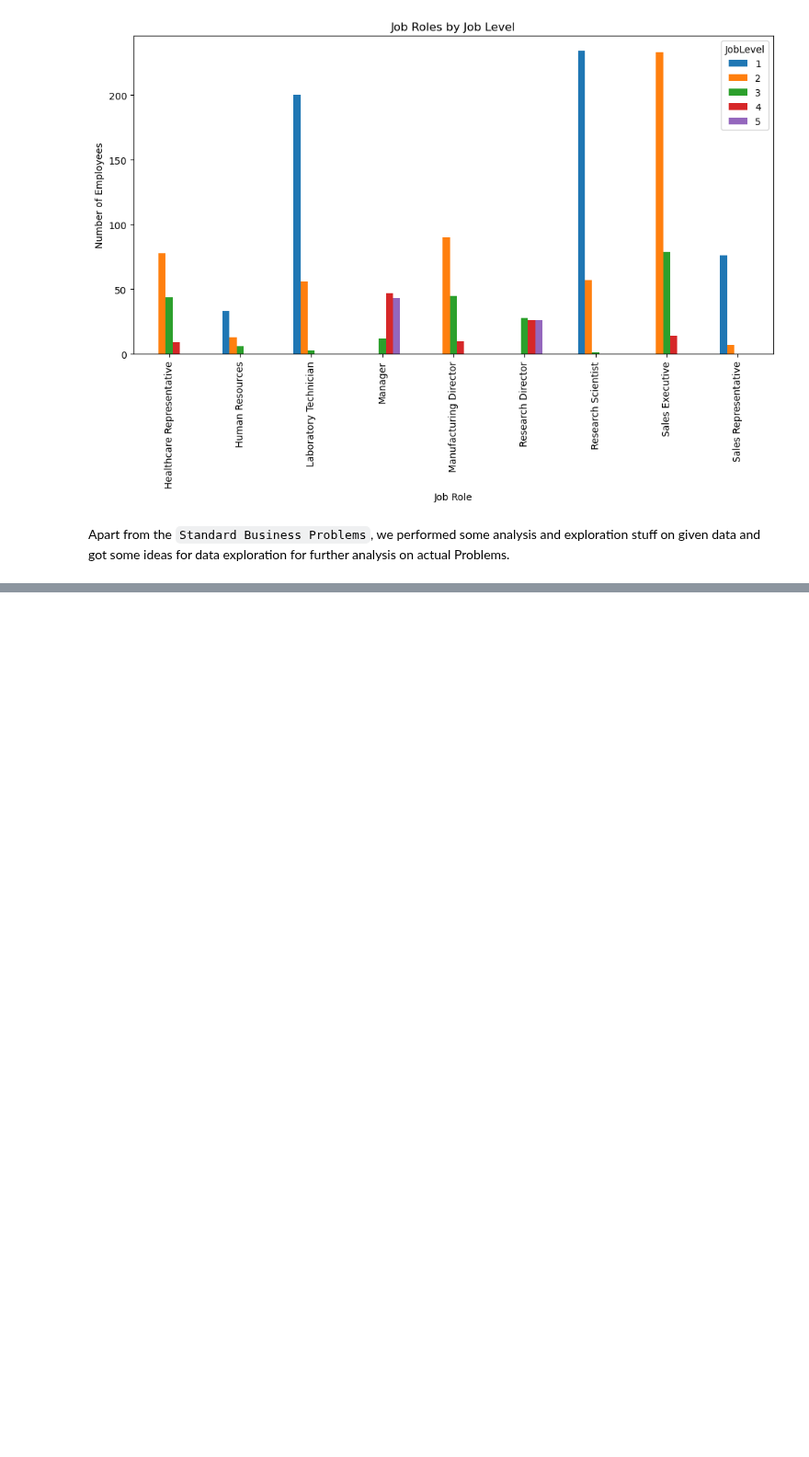
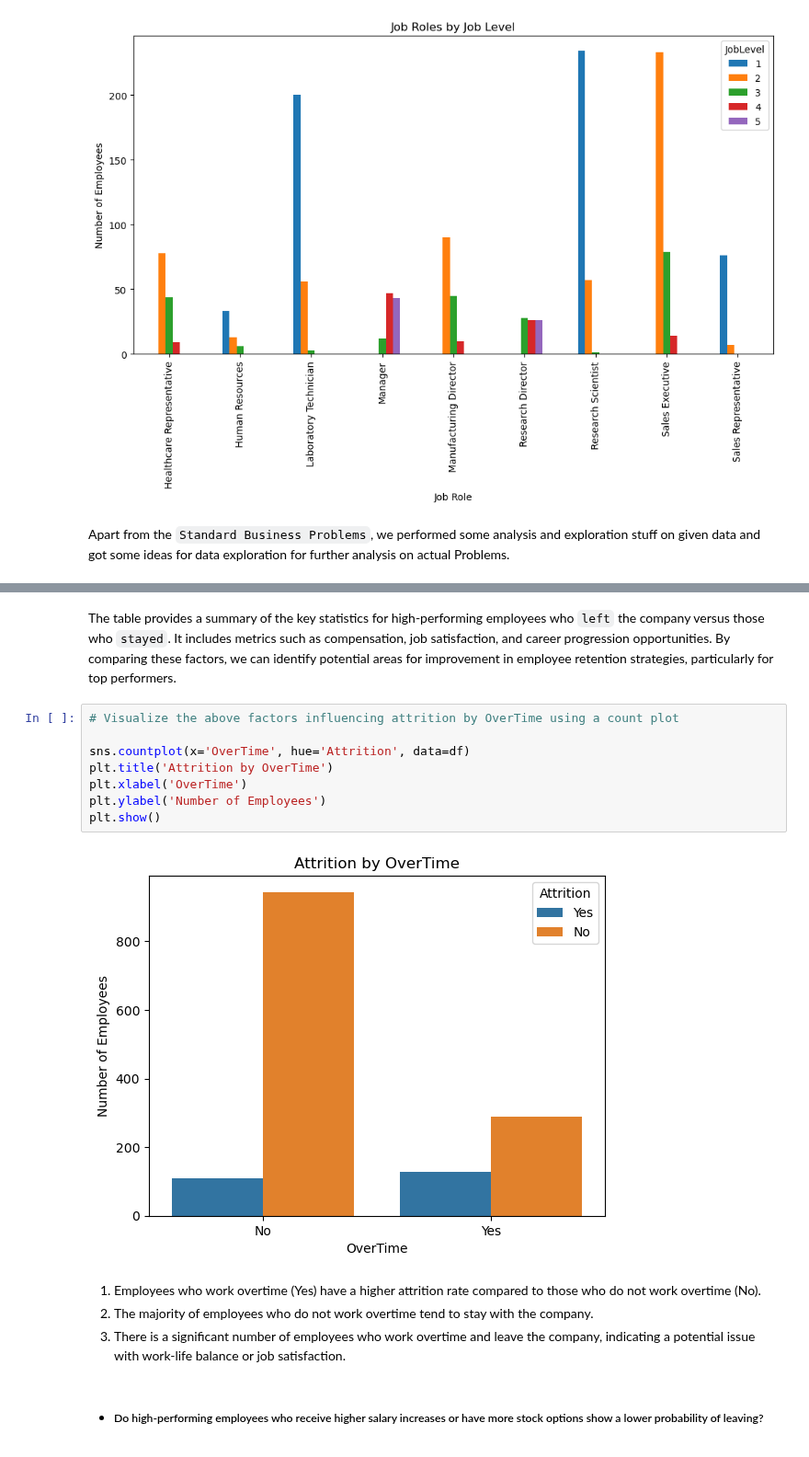
Before and after one commit to imkjangid/Code2Insights, a Jupyter notebook: AnalysisRoom/HRAnalytics.ipynb, the cells around one changed output, grey strips where cells are left out. Shown at 92% size. Saved outputs shown, nothing was run; the diff lists cells and outputs as text; blank space fills up the shorter version.

```diff
--- a/AnalysisRoom/HRAnalytics.ipynb
+++ b/AnalysisRoom/HRAnalytics.ipynb
@@ -822,0 +799,18 @@ plt.show()
+# %% [markdown]
+The table provides a summary of the key statistics for high-performing employees who `left` the company versus those who `stayed`. It includes metrics such as compensation, job satisfaction, and career progression opportunities. By comparing these factors, we can identify potential areas for improvement in employee retention strategies, particularly for top performers.
+# %%
+# Visualize the above factors influencing attrition by OverTime using a count plot
+
+sns.countplot(x='OverTime', hue='Attrition', data=df)
+plt.title('Attrition by OverTime')
+plt.xlabel('OverTime')
+plt.ylabel('Number of Employees')
+plt.show()
+# %% [output]
+[figure, added]
+# %% [markdown]
+1. Employees who work overtime (Yes) have a higher attrition rate compared to those who do not work overtime (No).
+2. The majority of employees who do not work overtime tend to stay with the company.
+3. There is a significant number of employees who work overtime and leave the company, indicating a potential issue with work-life balance or job satisfaction.
+# %% [markdown]
+- ##### Do high-performing employees who receive higher salary increases or have more stock options show a lower probability of leaving?
```
Also changed, not shown: parts of 53 cells of this notebook, 1 other file.
